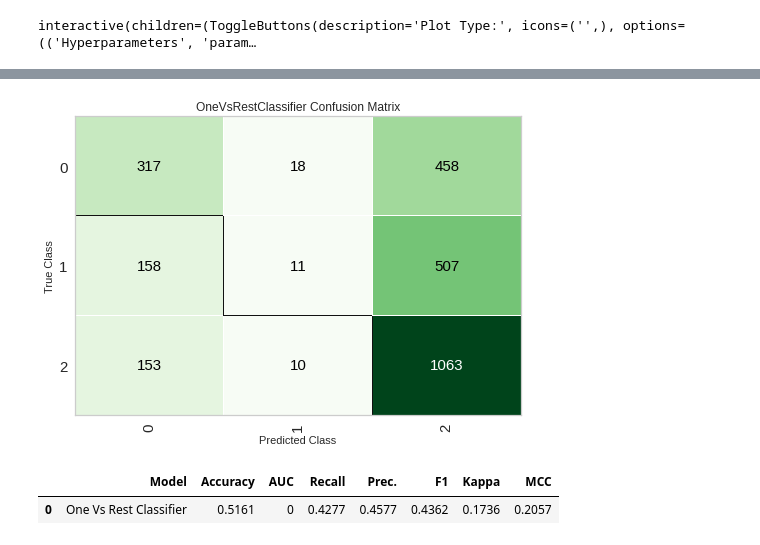
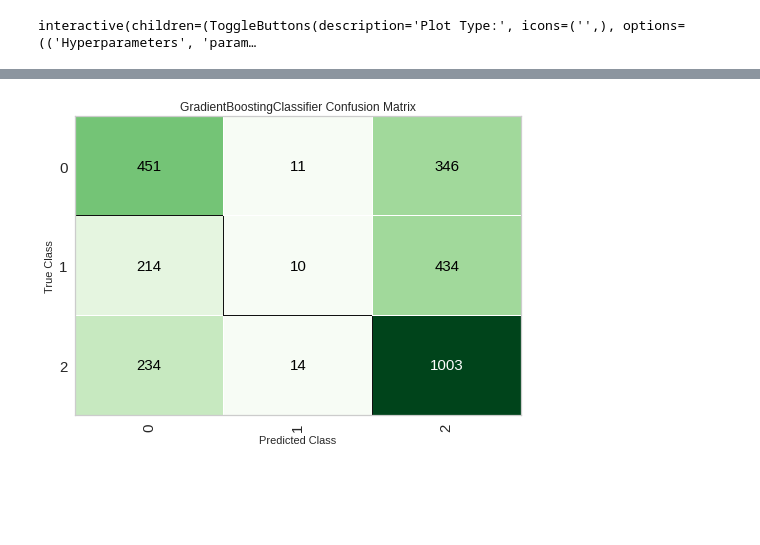
Before and after one commit to kooshaj/Fifa-Prediction-Analysis, a Jupyter notebook: SoccerPredictionsML.ipynb, the cells around one changed output, grey strips where cells are left out. Cells and saved outputs as stored; diff of their text form; code cells hidden in the pictures; blank space fills up the shorter version.

Commit message:
Predicted Prem using ML Model

```diff
--- a/SoccerPredictionsML.ipynb
+++ b/SoccerPredictionsML.ipynb
@@ -138,10 +211,5 @@ interactive(children=(ToggleButtons(description='Plot Type:', icons=('',), optio
 # %%
 
-plot_model(classification_xgb, plot = 'confusion_matrix')
+plot_model(create_model("gbc"), plot = 'confusion_matrix')
 # %% [output]
-[figure, old version]
+[figure, new version]
-# %%
-predict_model(classification_xgb);
-# %% [output]
-|  | Model | Accuracy | AUC | Recall | Prec. | F1 | Kappa | MCC |
-| 0 | One Vs Rest Classifier | 0.5161 | 0 | 0.4277 | 0.4577 | 0.4362 | 0.1736 | 0.2057 |
```
Also changed, not shown: parts of 26 cells of this notebook.
